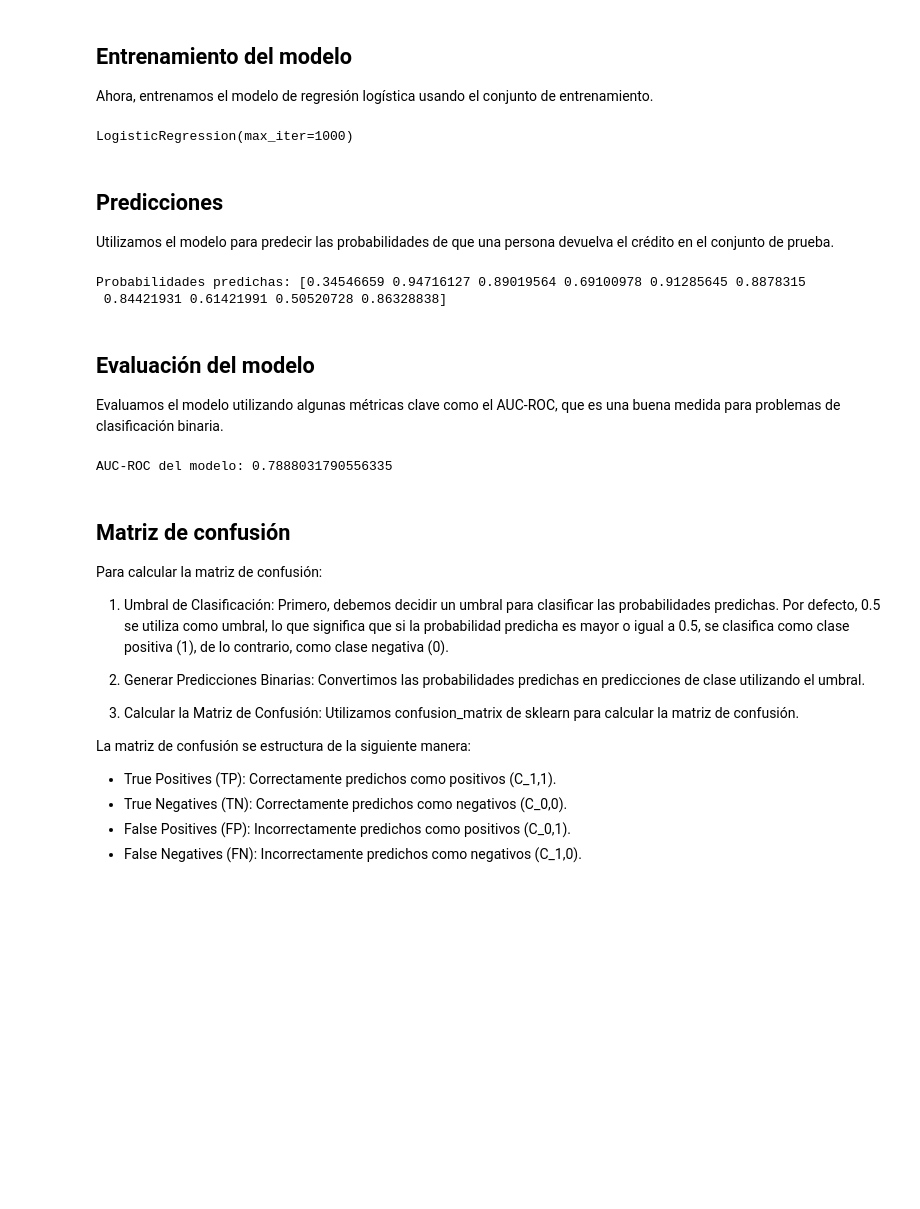
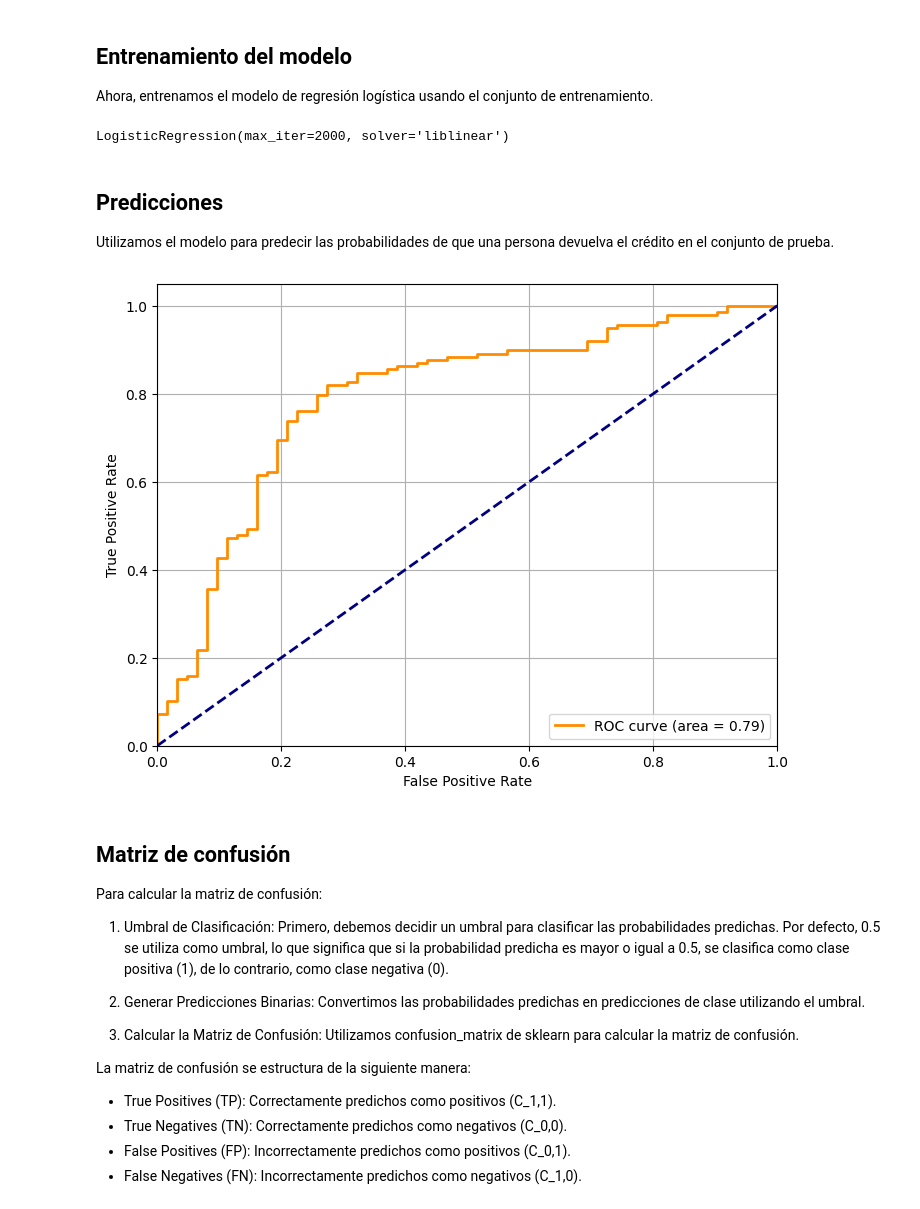
Before and after one commit to TomyMarengo/ML-Solutions, a Jupyter notebook: RegresionExercise/regresion_2.ipynb, the cells around one changed output. Drawn from its saved outputs; the diff is of its cells as text; code cells hidden in the pictures; blank space fills up the shorter version.

```diff
--- a/RegresionExercise/regresion_2.ipynb
+++ b/RegresionExercise/regresion_2.ipynb
@@ -40,48 +40,55 @@ print(data.head(n=2))
 
 Definimos Creditability como nuestra variable objetivo (Y), y utilizamos las demás variables como predictores (X). Como Creditability ya está en forma binaria (1 o 0), no necesitamos realizar ninguna conversión.
 # %%
+from sklearn.preprocessing import StandardScaler
 # Separar las variables independientes y la dependiente
 X = data.drop(columns=['Creditability'])
 y = data['Creditability']
 
 # Dividir en conjuntos de entrenamiento (80%) y prueba (20%)
 X_train, X_test, y_train, y_test = train_test_split(X, y, test_size=0.2, random_state=42)
+
+# Escalar los datos
+scaler = StandardScaler()
+X_train_scaled = scaler.fit_transform(X_train)
+X_test_scaled = scaler.transform(X_test)
 # %% [markdown]
 ## Entrenamiento del modelo
 
 Ahora, entrenamos el modelo de regresión logística usando el conjunto de entrenamiento.
-# %%
-# Instanciar el modelo de Regresión Logística
-model = LogisticRegression(max_iter=1000)
-
-# Entrenar el modelo
-model.fit(X_train, y_train)
-# %% [output]
-LogisticRegression(max_iter=1000)
+# %%
+# Crear y ajustar el modelo
+model = LogisticRegression(solver='liblinear', max_iter=2000)
+model.fit(X_train_scaled, y_train)
+# %% [output]
+LogisticRegression(max_iter=2000, solver='liblinear')
 # %% [markdown]
 ## Predicciones
 
 Utilizamos el modelo para predecir las probabilidades de que una persona devuelva el crédito en el conjunto de prueba.
-# %%
-# Predecir las probabilidades de devolver el crédito
-y_pred_prob = model.predict_proba(X_test)[:, 1]
-
-# Mostrar las primeras probabilidades
-print("Probabilidades predichas:", y_pred_prob[:10])
-# %% [output]
-Probabilidades predichas: [0.34546659 0.94716127 0.89019564 0.69100978 0.91285645 0.8878315
- 0.84421931 0.61421991 0.50520728 0.86328838]
-# %% [markdown]
-## Evaluación del modelo
-
-Evaluamos el modelo utilizando algunas métricas clave como el AUC-ROC, que es una buena medida para problemas de clasificación binaria.
-# %%
-# Calcular el AUC-ROC
-auc = roc_auc_score(y_test, y_pred_prob)
-
-print("AUC-ROC del modelo:", auc)
-# %% [output]
-AUC-ROC del modelo: 0.7888031790556335
+# %%
+from sklearn.metrics import roc_curve, roc_auc_score
+
+# Realizar predicciones
+y_proba = model.predict_proba(X_test_scaled)[:, 1]
+
+# Calcular la curva ROC
+fpr, tpr, _ = roc_curve(y_test, y_proba)
+roc_auc = roc_auc_score(y_test, y_proba)
+
+# Graficar la curva ROC
+plt.figure(figsize=(8, 6))
+plt.plot(fpr, tpr, color='darkorange', lw=2, label=f'ROC curve (area = {roc_auc:.2f})')
+plt.plot([0, 1], [0, 1], color='navy', lw=2, linestyle='--')
+plt.xlim([0.0, 1.0])
+plt.ylim([0.0, 1.05])
+plt.xlabel('False Positive Rate')
+plt.ylabel('True Positive Rate')
+plt.legend(loc="lower right")
+plt.grid()
+plt.show()
+# %% [output]
+[figure, added]
 # %% [markdown]
 ## Matriz de confusión
 
```
Also changed, not shown: parts of 2 cells of this notebook, 1 other file.
